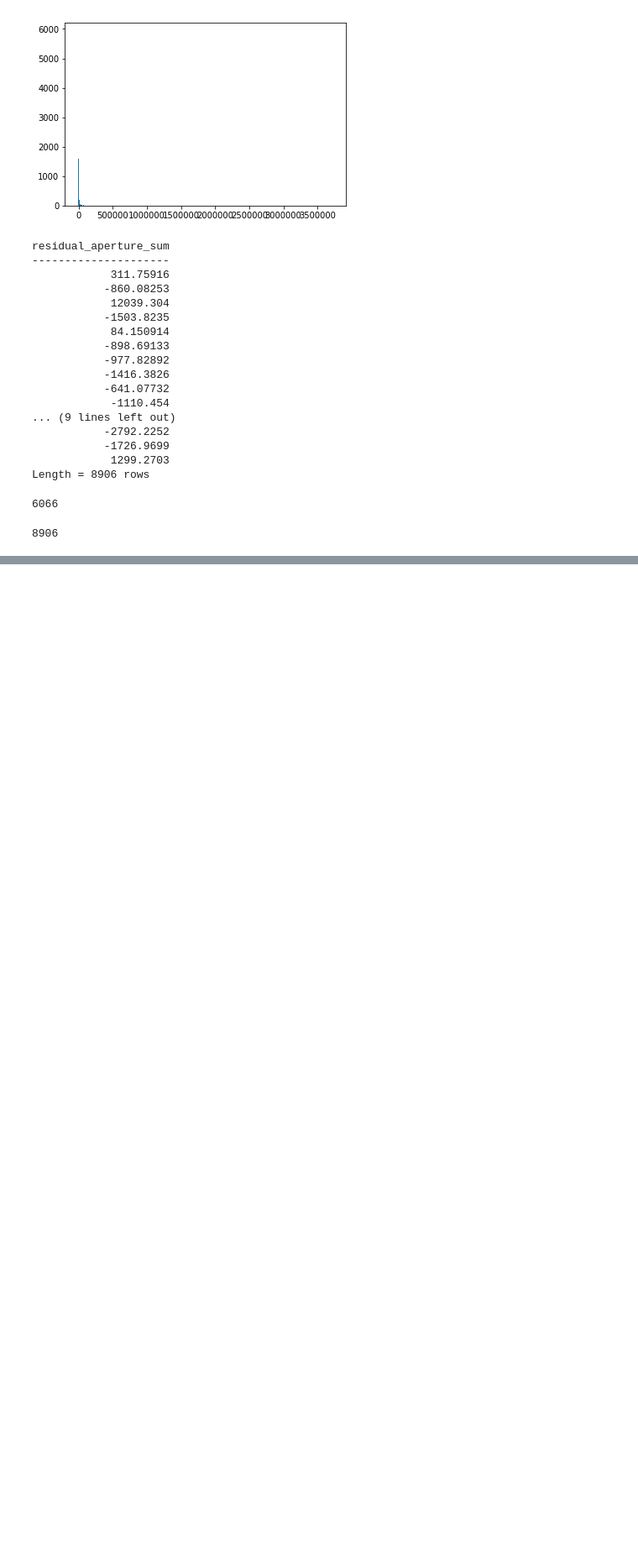
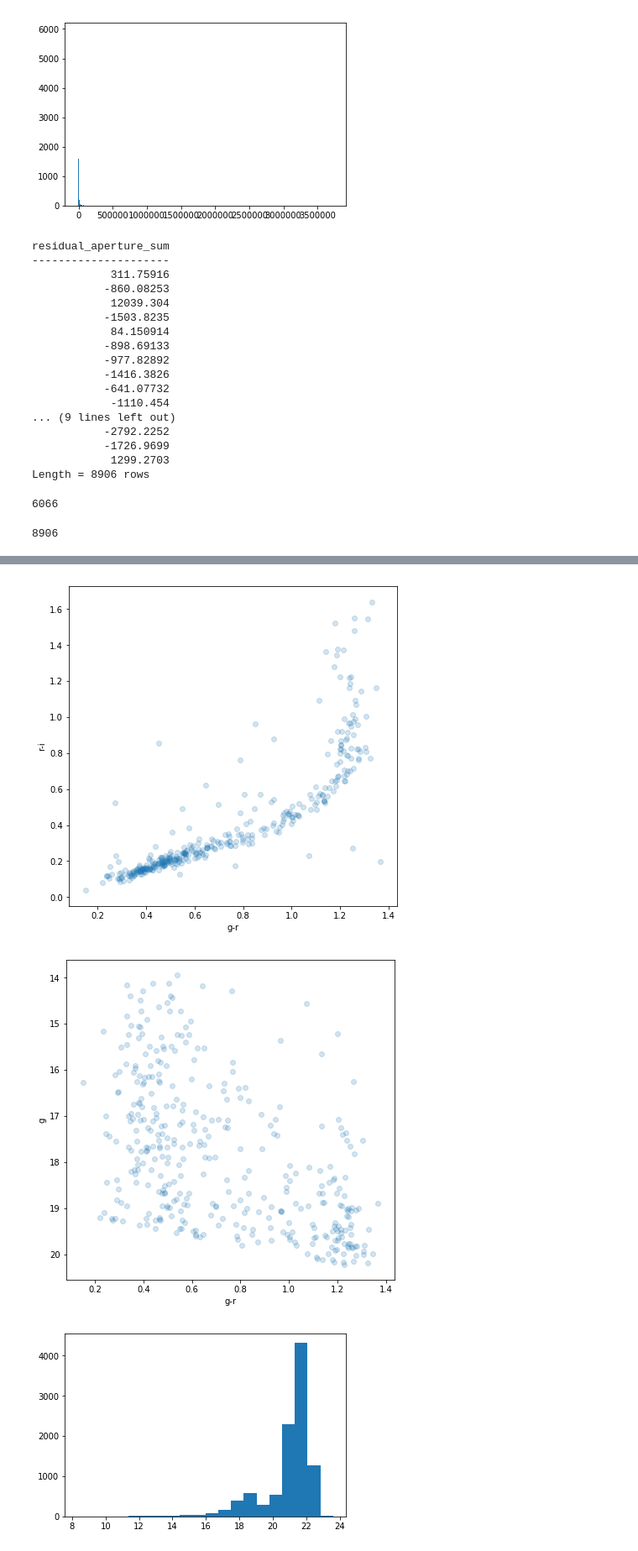
Before and after one commit to lockepatton/ASTR100-2020, a Jupyter notebook: Notes/2020_02_11_aperture_photometry_with_astropy.ipynb, the cells around one changed output, grey strips where cells are left out. Shown at 84% size. Saved outputs shown, nothing was run; the diff lists cells and outputs as text; code cells hidden in the pictures; blank space fills up the shorter version.

Commit message:
Panstars + BVRI interpolation notebook

```diff
--- a/Notes/2020_02_11_aperture_photometry_with_astropy.ipynb
+++ b/Notes/2020_02_11_aperture_photometry_with_astropy.ipynb
@@ -218,3 +218,9 @@ len(phot_table[phot_table['residual_aperture_sum']>0])
 len(phot_table)
 # %% [output]
 8906
+# %%
+from astroquery.mast import Catalogs
+catalog_data = Catalogs.query_region("158.47924 -7.30962", radius=.5,
+                                      catalog="Panstarrs", data_release="dr1", table="mean")
+print("Number of results:",len(catalog_data))
+print(catalog_data)
@@ -220,0 +248,37 @@ len(phot_table)
+# %%
+g = catalog_data['gmeanpsfmag']
+g_npt = catalog_data['gMeanPSFMagNpt']
+r = catalog_data['rmeanpsfmag']
+i = catalog_data['imeanpsfmag']
+n_det = catalog_data['ndetections']
+dist = catalog_data['distance']
+
+# https://arxiv.org/pdf/1706.06147.pdf - Table 2
+B = g + 0.194 + 0.516 * (g-r)
+V = g - 0.017 - 0.508 * (g-r)
+R = r - 0.166 - 0.275 * (r-i)
+
+mask = [(r<19)&(g_npt>2)]
+
+plt.figure(figsize=(7,7))
+plt.scatter(g[mask]-r[mask],r[mask]-i[mask], alpha=0.2)
+plt.xlabel('g-r')
+plt.ylabel('r-i');
+plt.show()
+
+plt.figure(figsize=(7,7))
+plt.scatter(g[mask]-r[mask],g[mask], alpha=0.2)
+plt.xlabel('g-r')
+plt.ylabel('g');
+plt.ylim(plt.ylim()[::-1])
+plt.show()
+
+plt.hist(r, bins=20);
+plt.show()
+
+plt.hist(g_npt, bins=70);
+plt.show()
+# %% [output]
+[figure, added]
+[figure, added]
+[figure, added]
```
Also changed, not shown: parts of 5 cells of this notebook, 2 other files.
